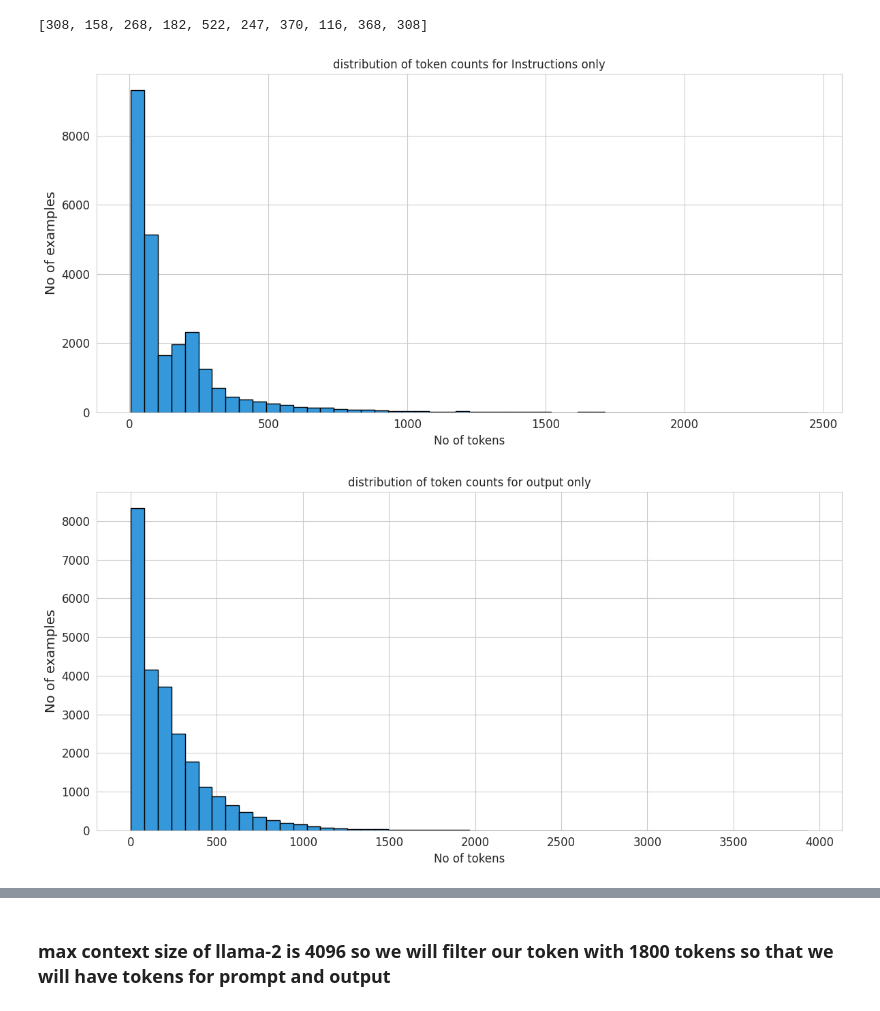
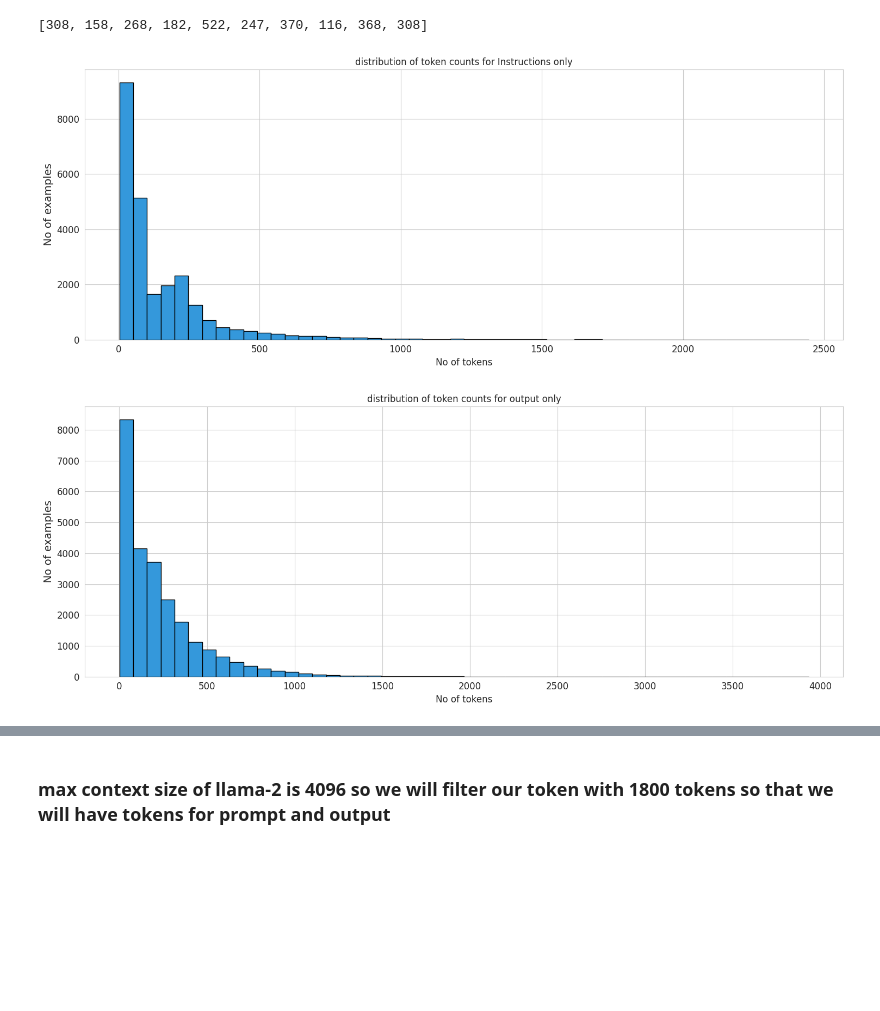
Before and after one commit to vedica1011/NLP_BERT_TL, a Jupyter notebook: finetune_lamma2.ipynb, the cells around one changed output, grey strips where cells are left out. Saved outputs shown, nothing was run; the diff lists cells and outputs as text; code cells hidden in the pictures; blank space fills up the shorter version.

```diff
--- a/finetune_lamma2.ipynb
+++ b/finetune_lamma2.ipynb
@@ -38,17 +42,18 @@ datasets['train'].to_pandas().head()
 # %%
 tokenizer = AutoTokenizer.from_pretrained("NousResearch/Llama-2-7b-hf")
 # %%
-instruction_tokencount = [len(tokenizer.tokenize(records['instruction']))for records in datasets['train']]
-output_tokencount = [len(tokenizer.tokenize(records['output']))for records in datasets['train']]
-combine_tokecount = [instruction + output for instruction,output in zip(instruction_tokencount,output_tokencount)]
-combine_tokecount[:10]
+instruction_token_counts = [len(tokenizer.tokenize(example['instruction'])) for example in datasets['train']]
+
+output_token_counts = [len(tokenizer.tokenize(example['output']))for example in datasets['train']]
+combined_toke_counts = [instruction + output for instruction,output in zip(instruction_token_counts,output_token_counts)]
+combined_toke_counts[:10]
 # %% [output]
 [308, 158, 268, 182, 522, 247, 370, 116, 368, 308]
 # %%
-def plot_distribution_tokens(token_count,title):
+def plot_distribution_tokens(token_counts,title):
   sns.set_style("whitegrid")
-  plt.figure(figsize=(12,6))
-  plt.hist(token_count, bins=50,color='#3498db',edgecolor='black')
+  plt.figure(figsize=(15,6))
+  plt.hist(token_counts, bins=50,color='#3498db',edgecolor='black')
   plt.xlabel('No of tokens',fontsize=12)
   plt.ylabel('No of examples',fontsize=14)
   plt.title(title)
@@ -57,11 +62,11 @@ def plot_distribution_tokens(token_count,title):
   plt.tight_layout()
   plt.show()
 # %%
-plot_distribution_tokens(instruction_tokencount,'distribution of token counts for Instructions only')
+plot_distribution_tokens(instruction_token_counts,'distribution of token counts for Instructions only')
 # %% [output]
-[figure, old version]
+[figure, new version]
 # %%
-plot_distribution_tokens(output_tokencount,'distribution of token counts for output only')
+plot_distribution_tokens(output_token_counts,'distribution of token counts for output only')
 # %% [output]
-[figure, old version]
+[figure, new version]
 # %%
```
Also changed, not shown: parts of 29 cells of this notebook.
